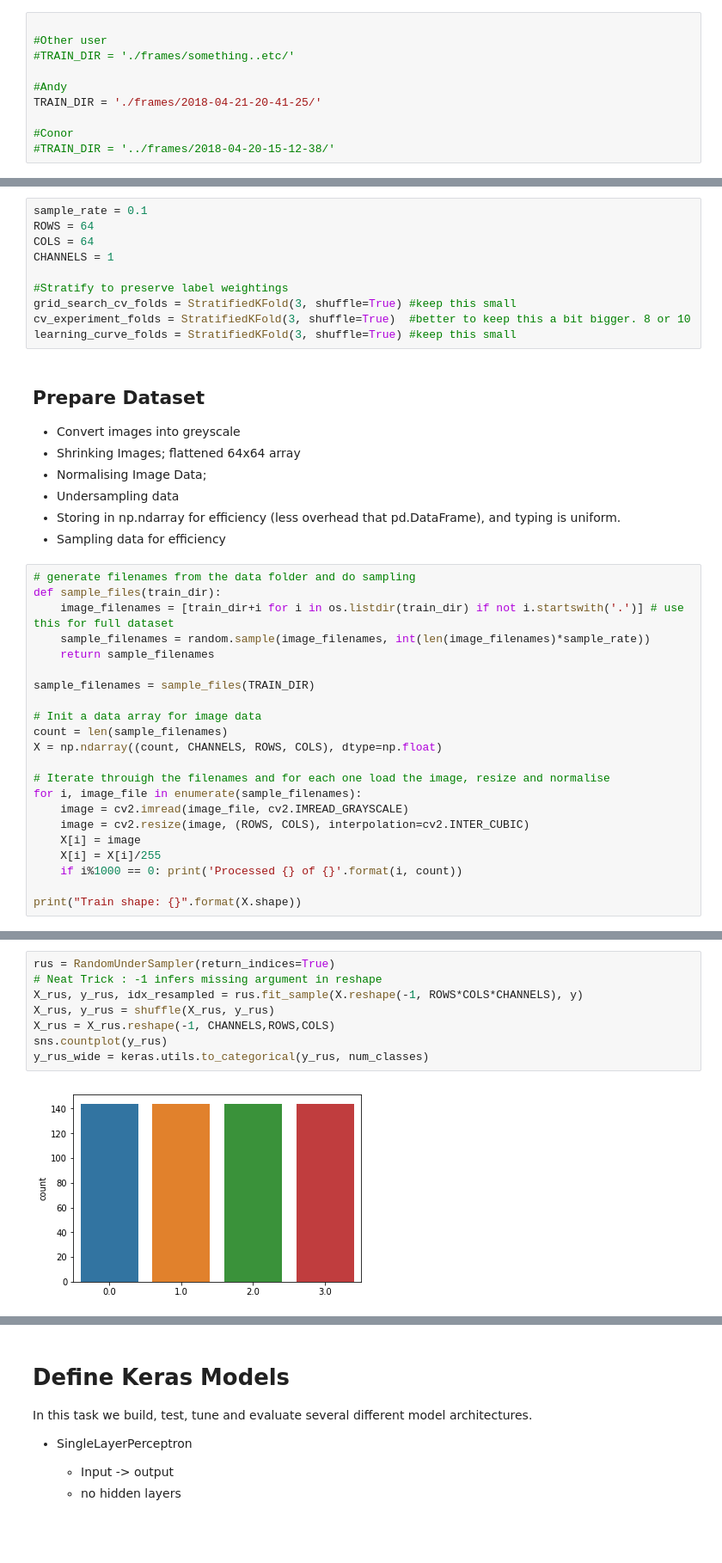
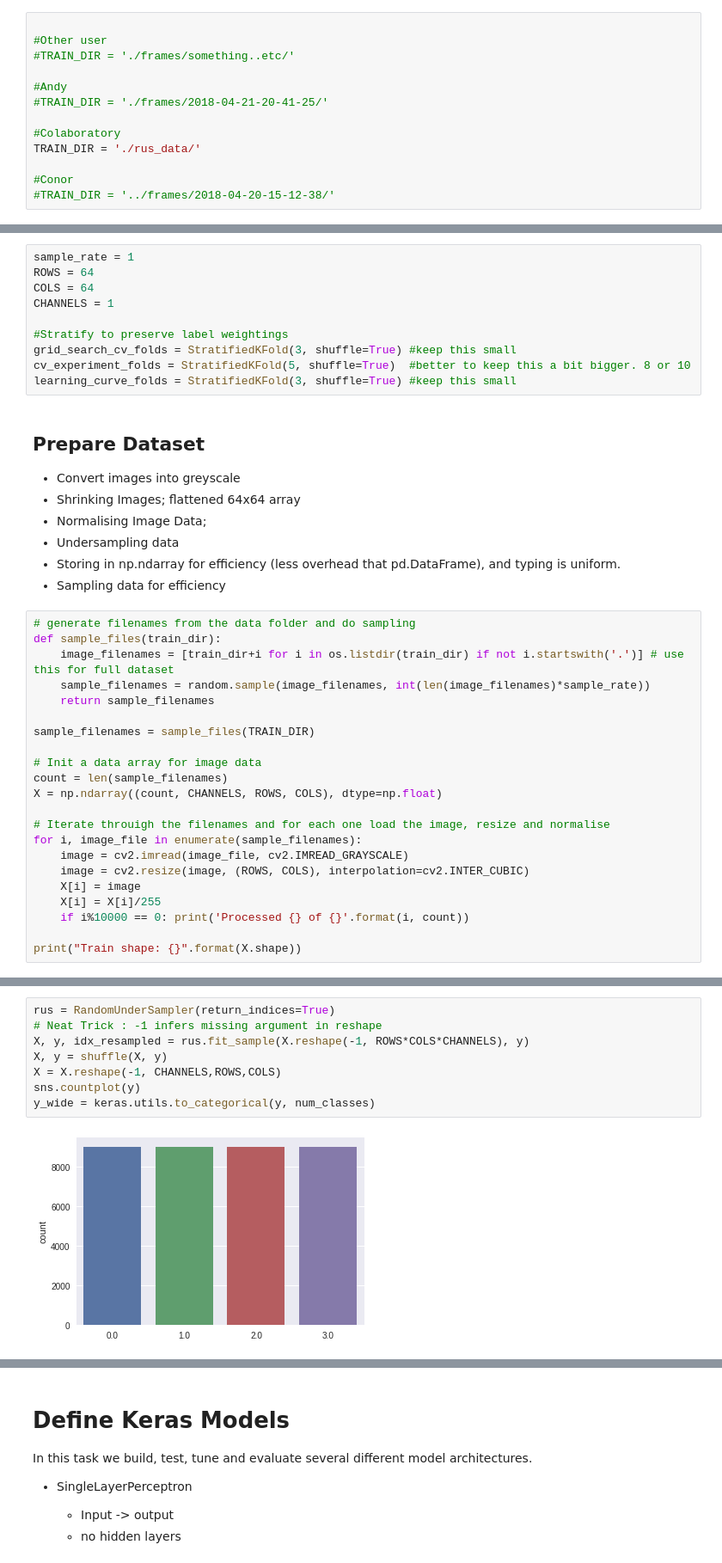
Before and after one commit to cojowy/lunar_lander, a Jupyter notebook: Task2.ipynb, the cells around one changed output, grey strips where cells are left out. Shown at 86% size. Saved outputs shown, nothing was run; the diff lists cells and outputs as text; blank space fills up the shorter version.

Commit message:
Task 2
Colaboratory File added

```diff
--- a/Task2.ipynb
+++ b/Task2.ipynb
@@ -80,7 +108,10 @@ ls ./frames
 #TRAIN_DIR = './frames/something..etc/'
 
 #Andy
-TRAIN_DIR = './frames/2018-04-21-20-41-25/'
+#TRAIN_DIR = './frames/2018-04-21-20-41-25/'
+
+#Colaboratory
+TRAIN_DIR = './rus_data/'
 
 #Conor
 #TRAIN_DIR = '../frames/2018-04-20-15-12-38/'
@@ -87,14 +122,14 @@ TRAIN_DIR = './frames/2018-04-21-20-41-25/'
 # %% [markdown]
 ## Experiment Parameters
 # %%
-sample_rate = 0.1
+sample_rate = 1
 ROWS = 64
 COLS = 64
 CHANNELS = 1
 
 #Stratify to preserve label weightings
 grid_search_cv_folds = StratifiedKFold(3, shuffle=True) #keep this small
-cv_experiment_folds = StratifiedKFold(3, shuffle=True)  #better to keep this a bit bigger. 8 or 10
+cv_experiment_folds = StratifiedKFold(5, shuffle=True)  #better to keep this a bit bigger. 8 or 10
 learning_curve_folds = StratifiedKFold(3, shuffle=True) #keep this small
 # %% [markdown]
 ## Prepare Dataset
@@ -123,7 +158,7 @@ for i, image_file in enumerate(sample_filenames):
     image = cv2.resize(image, (ROWS, COLS), interpolation=cv2.INTER_CUBIC)
     X[i] = image
     X[i] = X[i]/255
-    if i%1000 == 0: print('Processed {} of {}'.format(i, count))
+    if i%10000 == 0: print('Processed {} of {}'.format(i, count))
 
 print("Train shape: {}".format(X.shape))
 # %% [output]
@@ -153,13 +188,13 @@ sns.countplot(y)
 # %%
 rus = RandomUnderSampler(return_indices=True)
 # Neat Trick : -1 infers missing argument in reshape
-X_rus, y_rus, idx_resampled = rus.fit_sample(X.reshape(-1, ROWS*COLS*CHANNELS), y)
-X_rus, y_rus = shuffle(X_rus, y_rus)
-X_rus = X_rus.reshape(-1, CHANNELS,ROWS,COLS)
-sns.countplot(y_rus)
-y_rus_wide = keras.utils.to_categorical(y_rus, num_classes)
+X, y, idx_resampled = rus.fit_sample(X.reshape(-1, ROWS*COLS*CHANNELS), y)
+X, y = shuffle(X, y)
+X = X.reshape(-1, CHANNELS,ROWS,COLS)
+sns.countplot(y)
+y_wide = keras.utils.to_categorical(y, num_classes)
 # %% [output]
-[figure, old version]
+[figure, new version]
 # %%
 #show some screens
 for i in range(0,5):
```
Also changed, not shown: parts of 36 cells of this notebook, 2 other files.
